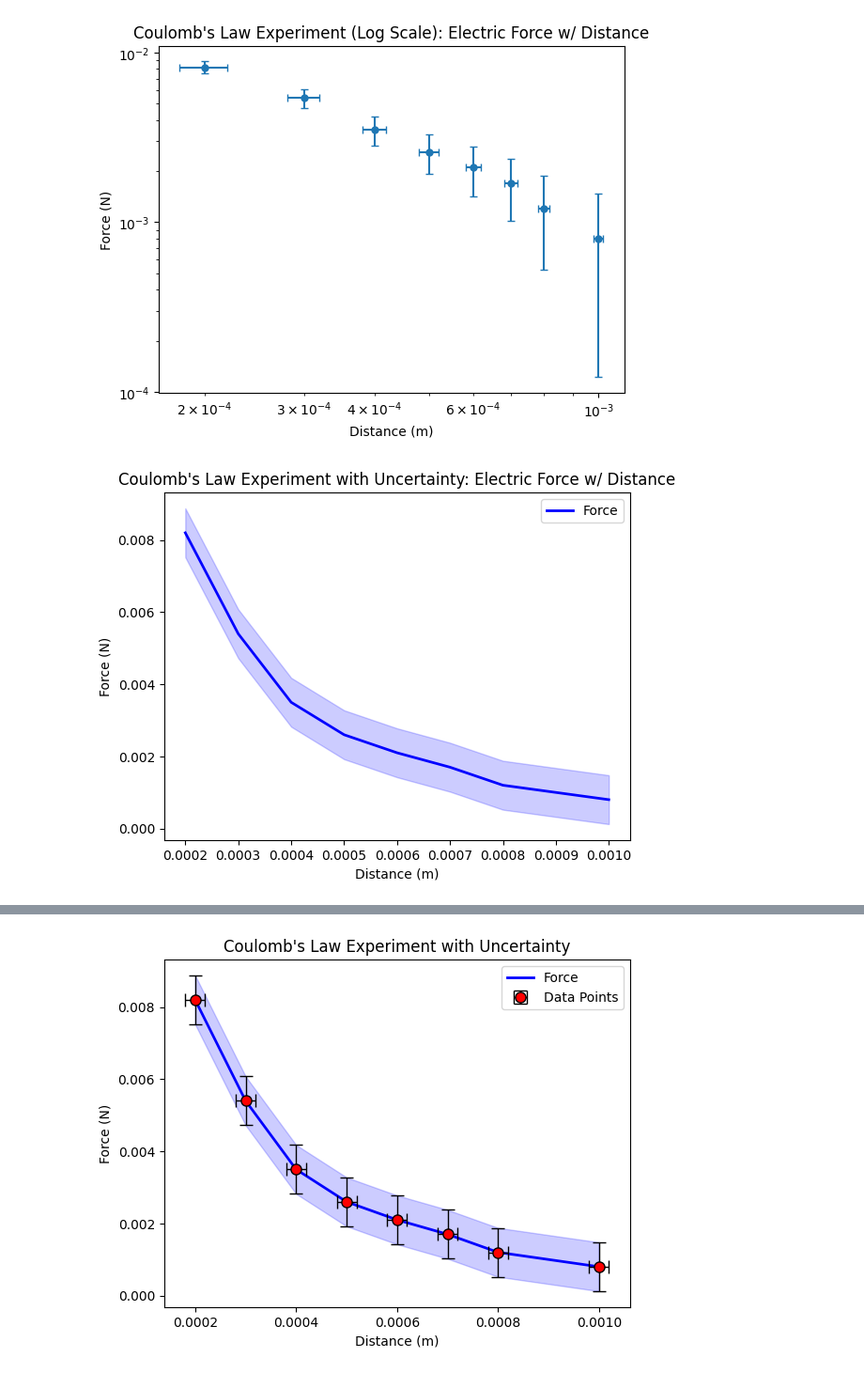
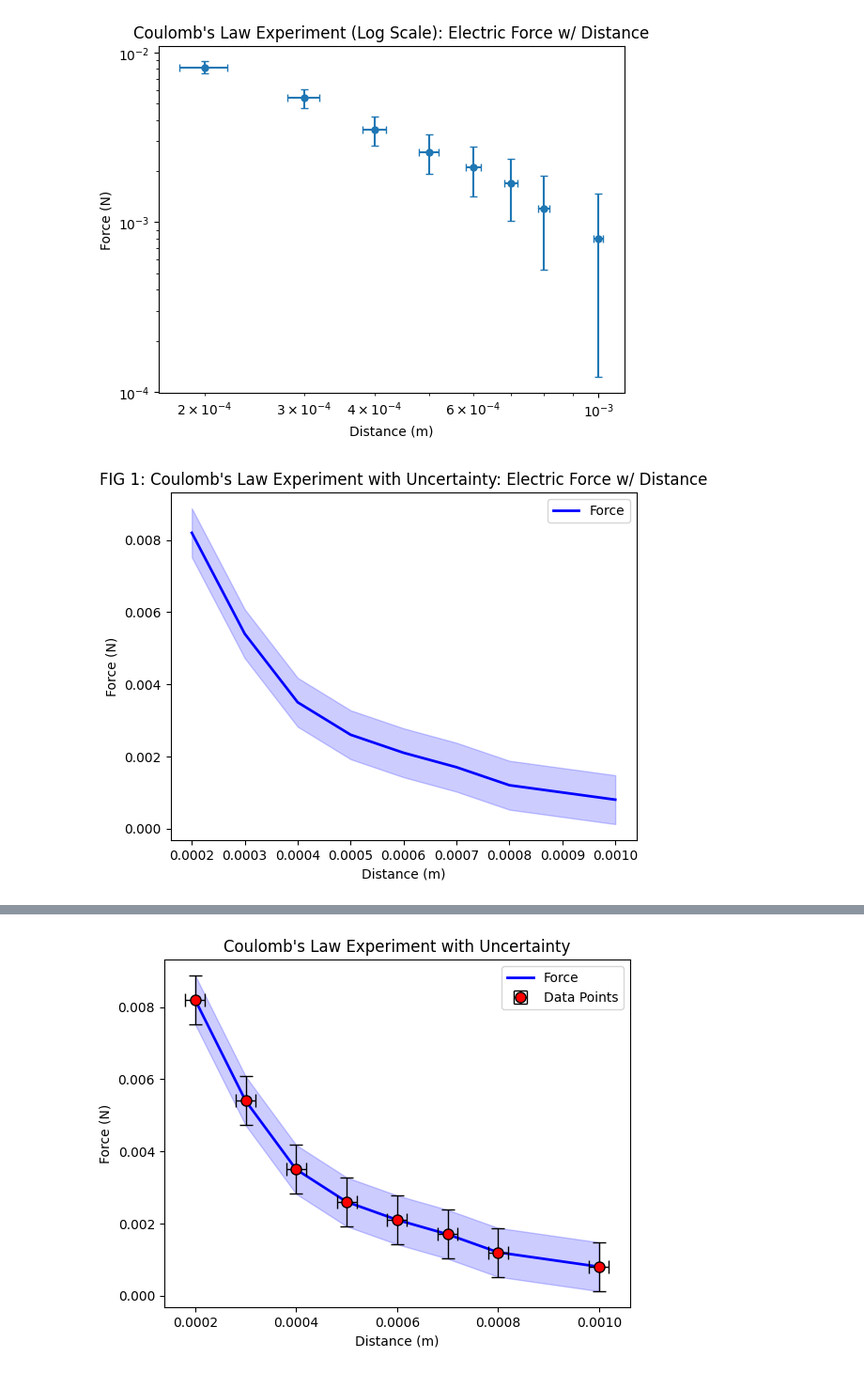
Before and after one commit to Avesta03/Electrostatics-Lab-Report-Analysis, a Jupyter notebook: analysis.ipynb, the cells around one changed output, grey strips where cells are left out. Shown: that part at 94% size. Saved outputs shown, nothing was run; the diff lists cells and outputs as text; code cells hidden in the pictures.

Commit message:
Updated Relevant Captions & Figures For Report

```diff
--- a/analysis.ipynb
+++ b/analysis.ipynb
@@ -54,26 +55,26 @@ plt.show()
 # %%
 import matplotlib.pyplot as plt
 
 # {We have to sort data for a smoother line graph}
 sorted_indices = df['Distance'].argsort()
 sorted_distance = df['Distance'][sorted_indices]
 sorted_force = df['Force'][sorted_indices]
 sorted_distance_error = df['Distance_Error'][sorted_indices]
 sorted_force_error = df['Force_Error'][sorted_indices]
 
 # LINE GRAPH WITH SHADED(!!) UNCERTAINTY AREA :)
 plt.plot(sorted_distance, sorted_force, label='Force', color='blue', linewidth=2)
 plt.fill_between(sorted_distance, sorted_force - sorted_force_error, sorted_force + sorted_force_error, color='blue', alpha=0.2)
 
 plt.xlabel('Distance (m)')
 plt.ylabel('Force (N)')
-plt.title('Coulomb\'s Law Experiment with Uncertainty: Electric Force w/ Distance')
+plt.title('FIG 1: Coulomb\'s Law Experiment with Uncertainty: Electric Force w/ Distance')
 
 plt.legend()
 
 plt.show()
 # %% [output]
-[figure, old version]
+[figure, new version]
 # %%
 import matplotlib.pyplot as plt
 
```
Also changed, not shown: parts of 2 cells of this notebook.
